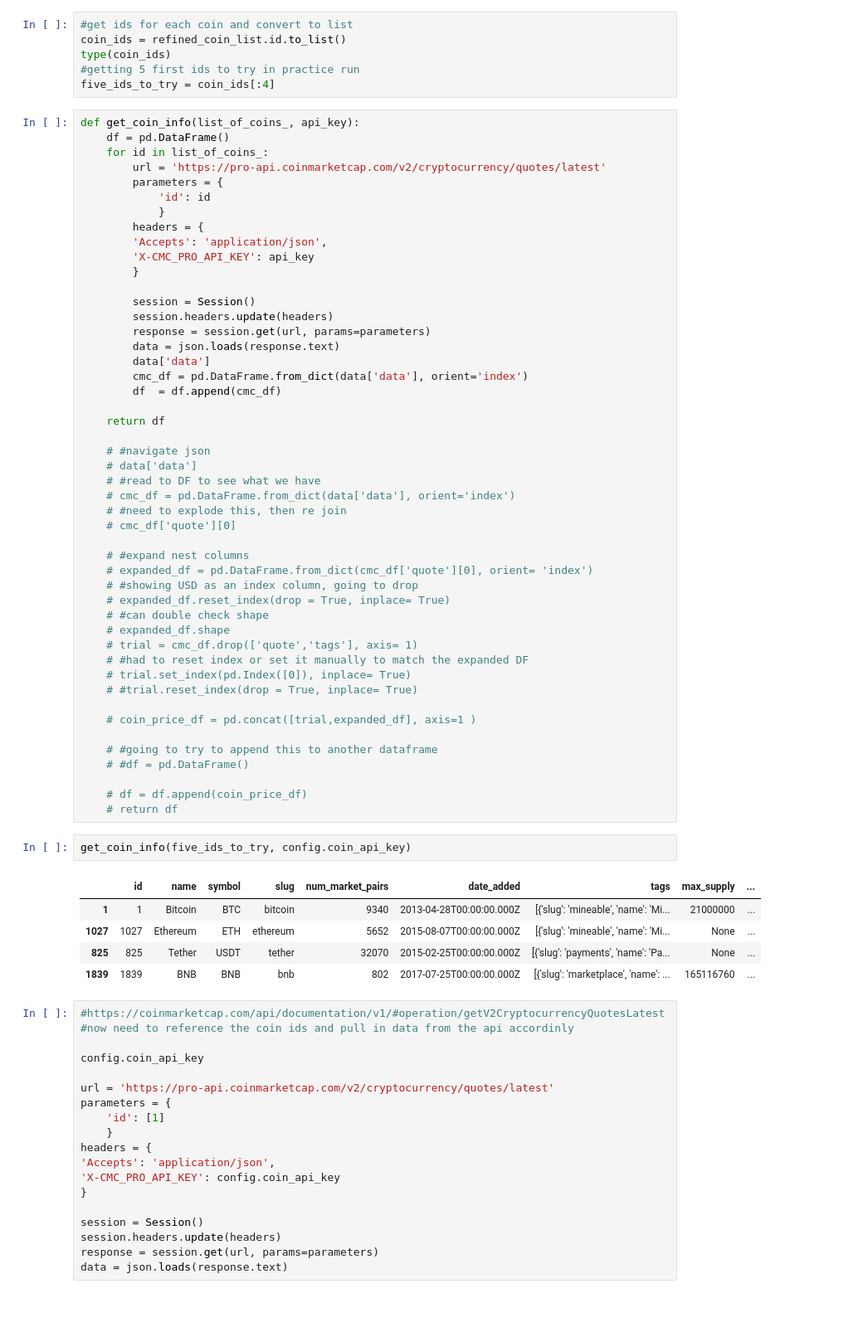
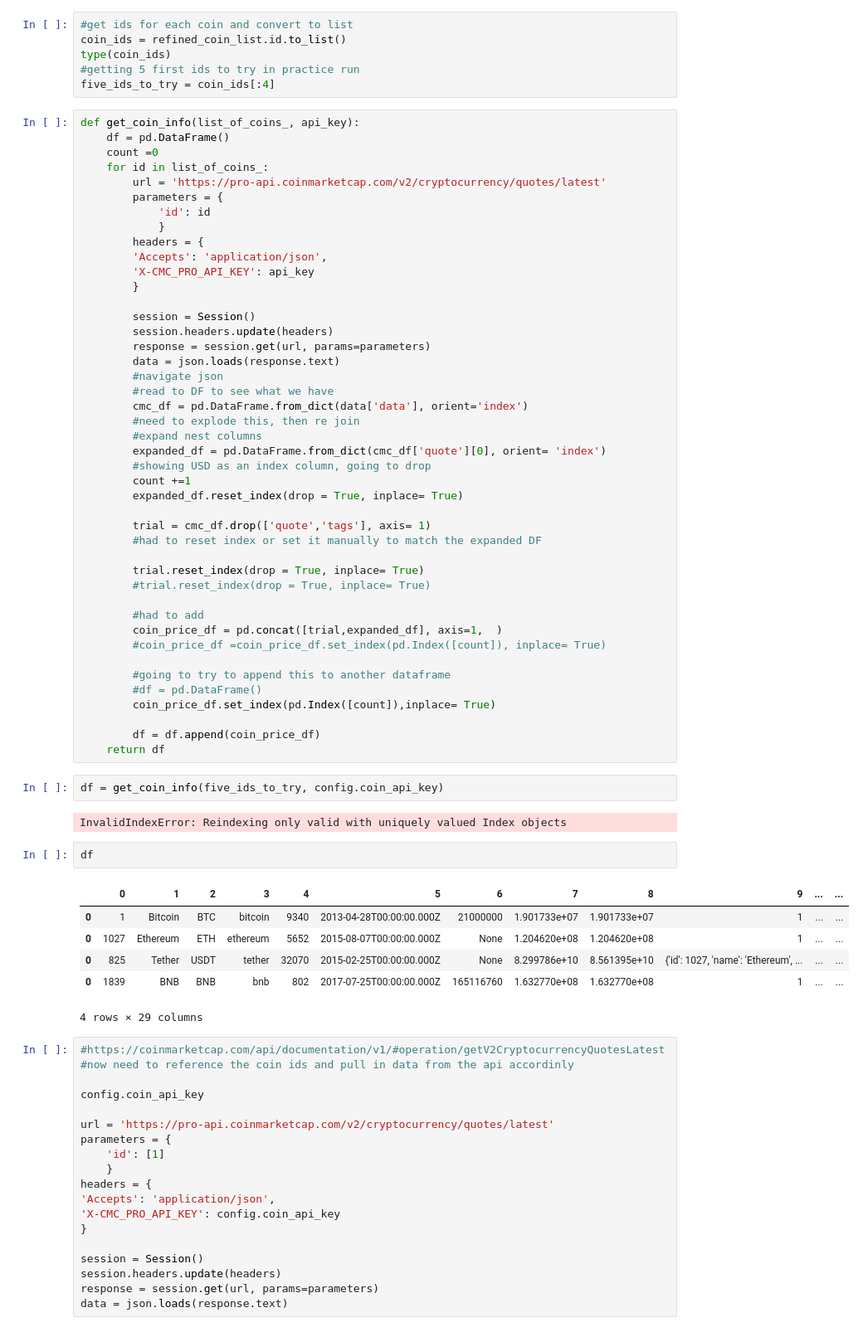
Before and after one commit to nradich/Coin_Experiment, a Jupyter notebook: coinquery.ipynb, the cells around one changed output. Shown at 83% size. Cells and saved outputs as stored; diff of their text form; blank space fills up the shorter version.

```diff
--- a/coinquery.ipynb
+++ b/coinquery.ipynb
@@ -32,6 +32,7 @@ five_ids_to_try = coin_ids[:4]
 # %%
 def get_coin_info(list_of_coins_, api_key):
     df = pd.DataFrame()
+    count =0
     for id in list_of_coins_:
         url = 'https://pro-api.coinmarketcap.com/v2/cryptocurrency/quotes/latest'
         parameters = {
@@ -46,45 +47,45 @@ def get_coin_info(list_of_coins_, api_key):
         session.headers.update(headers)
         response = session.get(url, params=parameters)
         data = json.loads(response.text)
-        data['data']
+        #navigate json
+        #read to DF to see what we have
         cmc_df = pd.DataFrame.from_dict(data['data'], orient='index')
-        df  = df.append(cmc_df)
+        #need to explode this, then re join
+        #expand nest columns
+        expanded_df = pd.DataFrame.from_dict(cmc_df['quote'][0], orient= 'index')
+        #showing USD as an index column, going to drop
+        count +=1
+        expanded_df.reset_index(drop = True, inplace= True)
 
+        trial = cmc_df.drop(['quote','tags'], axis= 1)
+        #had to reset index or set it manually to match the expanded DF
+
+        trial.reset_index(drop = True, inplace= True)
+        #trial.reset_index(drop = True, inplace= True)
+
+        #had to add
+        coin_price_df = pd.concat([trial,expanded_df], axis=1,  )
+        #coin_price_df =coin_price_df.set_index(pd.Index([count]), inplace= True)
+
+        #going to try to append this to another dataframe
+        #df = pd.DataFrame()
+        coin_price_df.set_index(pd.Index([count]),inplace= True)
+
+        df = df.append(coin_price_df)
     return df
-
-    # #navigate json
-    # data['data']
-    # #read to DF to see what we have
-    # cmc_df = pd.DataFrame.from_dict(data['data'], orient='index')
-    # #need to explode this, then re join
-    # cmc_df['quote'][0]
-
-    # #expand nest columns
-    # expanded_df = pd.DataFrame.from_dict(cmc_df['quote'][0], orient= 'index')
-    # #showing USD as an index column, going to drop
-    # expanded_df.reset_index(drop = True, inplace= True)
-    # #can double check shape
-    # expanded_df.shape
-    # trial = cmc_df.drop(['quote','tags'], axis= 1)
-    # #had to reset index or set it manually to match the expanded DF
-    # trial.set_index(pd.Index([0]), inplace= True)
-    # #trial.reset_index(drop = True, inplace= True)
-
-    # coin_price_df = pd.concat([trial,expanded_df], axis=1 )
-
-    # #going to try to append this to another dataframe
-    # #df = pd.DataFrame()
-
-    # df = df.append(coin_price_df)
-    # return df
 # %%
-get_coin_info(five_ids_to_try, config.coin_api_key)
+df = get_coin_info(five_ids_to_try, config.coin_api_key)
 # %% [output]
-|  | id | name | symbol | slug | num_market_pairs | date_added | tags | max_supply | ... |
-| 1 | 1 | Bitcoin | BTC | bitcoin | 9340 | 2013-04-28T00:00:00.000Z | [{'slug': 'mineable', 'name': 'Mi... | 21000000 | ... |
-| 1027 | 1027 | Ethereum | ETH | ethereum | 5652 | 2015-08-07T00:00:00.000Z | [{'slug': 'mineable', 'name': 'Mi... | None | ... |
-| 825 | 825 | Tether | USDT | tether | 32070 | 2015-02-25T00:00:00.000Z | [{'slug': 'payments', 'name': 'Pa... | None | ... |
-| 1839 | 1839 | BNB | BNB | bnb | 802 | 2017-07-25T00:00:00.000Z | [{'slug': 'marketplace', 'name': ... | 165116760 | ... |
+InvalidIndexError: Reindexing only valid with uniquely valued Index objects
+# %%
+df
+# %% [output]
+|  | 0 | 1 | 2 | 3 | 4 | 5 | 6 | 7 | 8 | 9 | ... | ... |
+| 0 | 1 | Bitcoin | BTC | bitcoin | 9340 | 2013-04-28T00:00:00.000Z | 21000000 | 1.901733e+07 | 1.901733e+07 | 1 | ... | ... |
+| 0 | 1027 | Ethereum | ETH | ethereum | 5652 | 2015-08-07T00:00:00.000Z | None | 1.204620e+08 | 1.204620e+08 | 1 | ... | ... |
+| 0 | 825 | Tether | USDT | tether | 32070 | 2015-02-25T00:00:00.000Z | None | 8.299786e+10 | 8.561395e+10 | {'id': 1027, 'name': 'Ethereum', ... | ... | ... |
+| 0 | 1839 | BNB | BNB | bnb | 802 | 2017-07-25T00:00:00.000Z | 165116760 | 1.632770e+08 | 1.632770e+08 | 1 | ... | ... |
+4 rows × 29 columns
 # %%
 #https://coinmarketcap.com/api/documentation/v1/#operation/getV2CryptocurrencyQuotesLatest
 #now need to reference the coin ids and pull in data from the api accordinly
```
Also changed, not shown: parts of 2 cells of this notebook.
